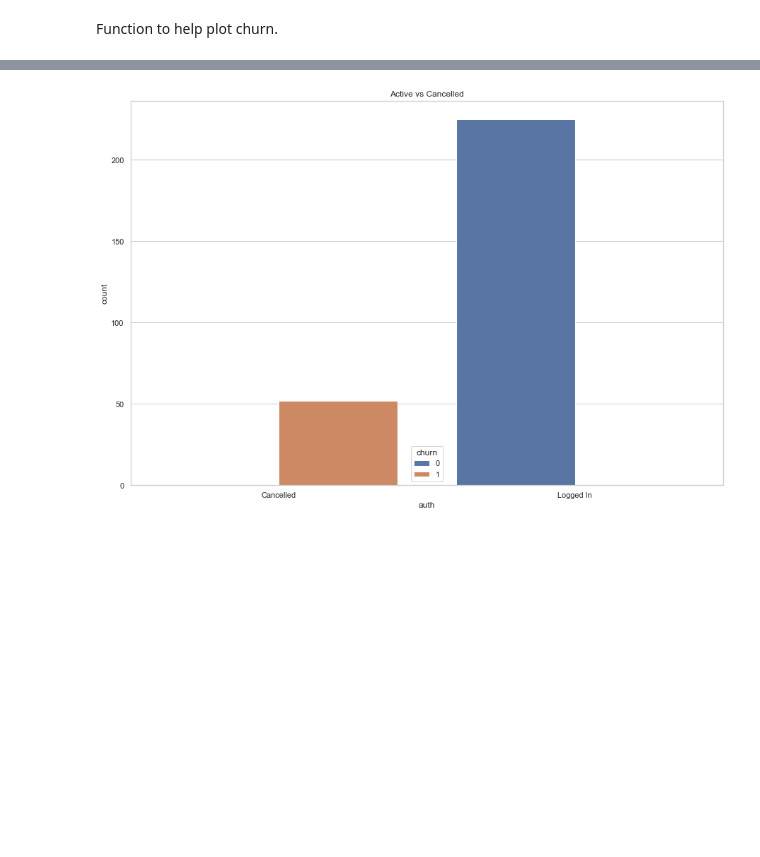
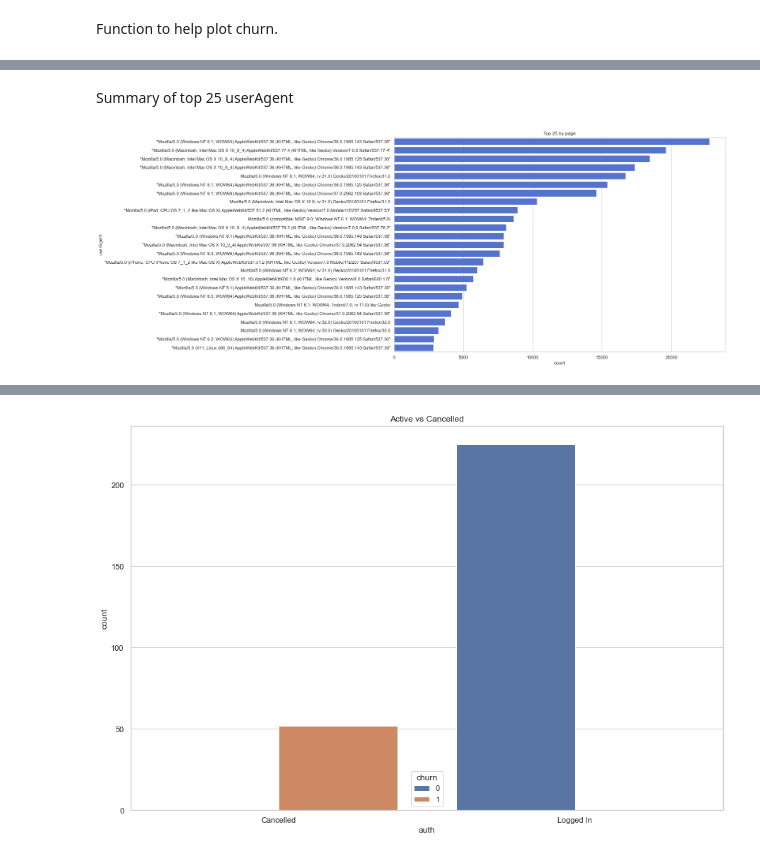
Before and after one commit to chrisestevez/Sparkify, a Jupyter notebook: Sparkify.ipynb, the cells around one changed output, grey strips where cells are left out. Cells and saved outputs as stored; diff of their text form; code cells hidden in the pictures; blank space fills up the shorter version.

```diff
--- a/Sparkify.ipynb
+++ b/Sparkify.ipynb
@@ -396,0 +483,6 @@ def frequency_plot(data, group, title, flip=False ):
+# %% [markdown]
+Summary of top 25 userAgent
+# %%
+summary_plot(sdf_clean, 'userAgent', 'Top 25 by userAgent', flip=True)
+# %% [output]
+[figure, added]
```
Also changed, not shown: parts of 41 cells of this notebook, 2 other files.
